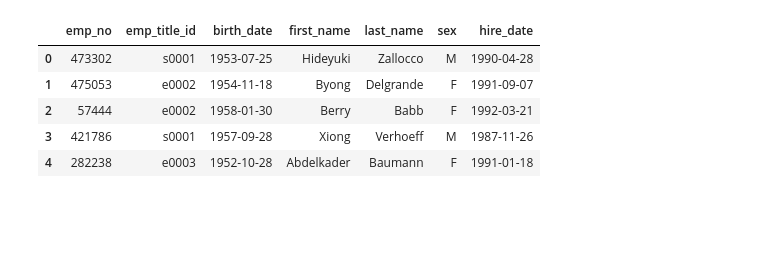
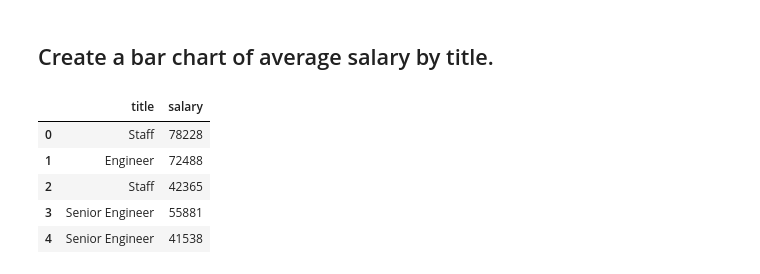
Before and after one commit to KristaJoy/sql-challenge, a Jupyter notebook: sql-analysis.ipynb, the cells around one changed output. Saved outputs shown, nothing was run; the diff lists cells and outputs as text; code cells hidden in the pictures; blank space fills up the shorter version.

```diff
--- a/sql-analysis.ipynb
+++ b/sql-analysis.ipynb
@@ -15,9 +84,20 @@ employee_data = pd.read_sql("SELECT * FROM employees", conn)
+# %% [markdown]
+## Create a bar chart of average salary by title.
+# %%
+# Import data
+
+titles_db = pd.read_sql("SELECT t.title, s.salary \
+            FROM employees AS e \
+            JOIN salaries AS s ON \
+            e.emp_no = s.emp_no \
+            JOIN titles AS t ON \
+            e.emp_title_id = t.title_id", conn)
 # %%
-employee_data.head()
+titles_db.head()
 # %% [output]
-|  | emp_no | emp_title_id | birth_date | first_name | last_name | sex | hire_date |
-| 0 | 473302 | s0001 | 1953-07-25 | Hideyuki | Zallocco | M | 1990-04-28 |
-| 1 | 475053 | e0002 | 1954-11-18 | Byong | Delgrande | F | 1991-09-07 |
-| 2 | 57444 | e0002 | 1958-01-30 | Berry | Babb | F | 1992-03-21 |
-| 3 | 421786 | s0001 | 1957-09-28 | Xiong | Verhoeff | M | 1987-11-26 |
-| 4 | 282238 | e0003 | 1952-10-28 | Abdelkader | Baumann | F | 1991-01-18 |
+|  | title | salary |
+| 0 | Staff | 78228 |
+| 1 | Engineer | 72488 |
+| 2 | Staff | 42365 |
+| 3 | Senior Engineer | 55881 |
+| 4 | Senior Engineer | 41538 |
```
Also changed, not shown: parts of 12 cells of this notebook, 1 other file.
